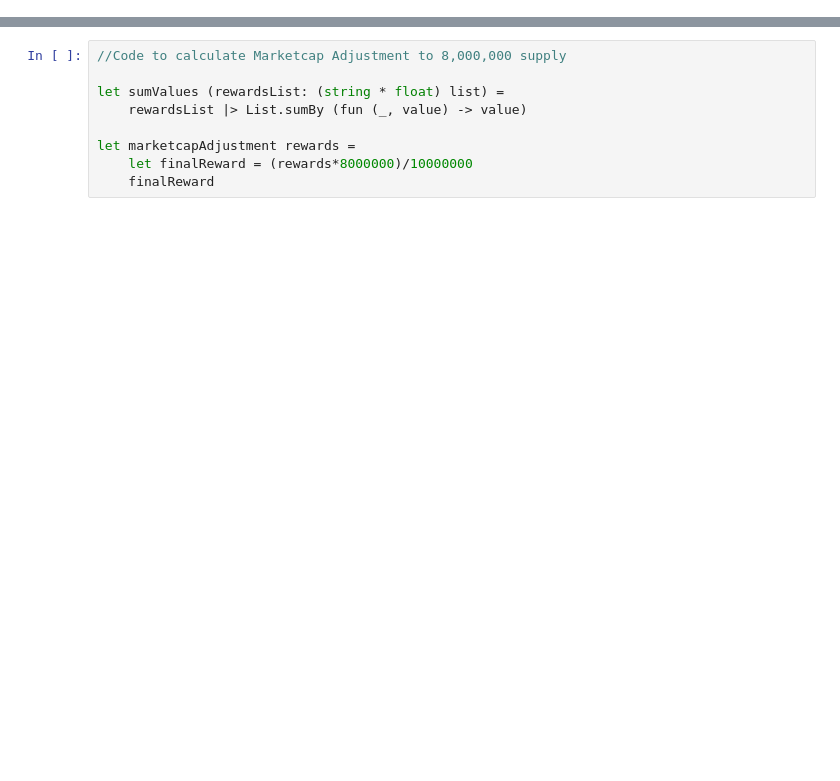
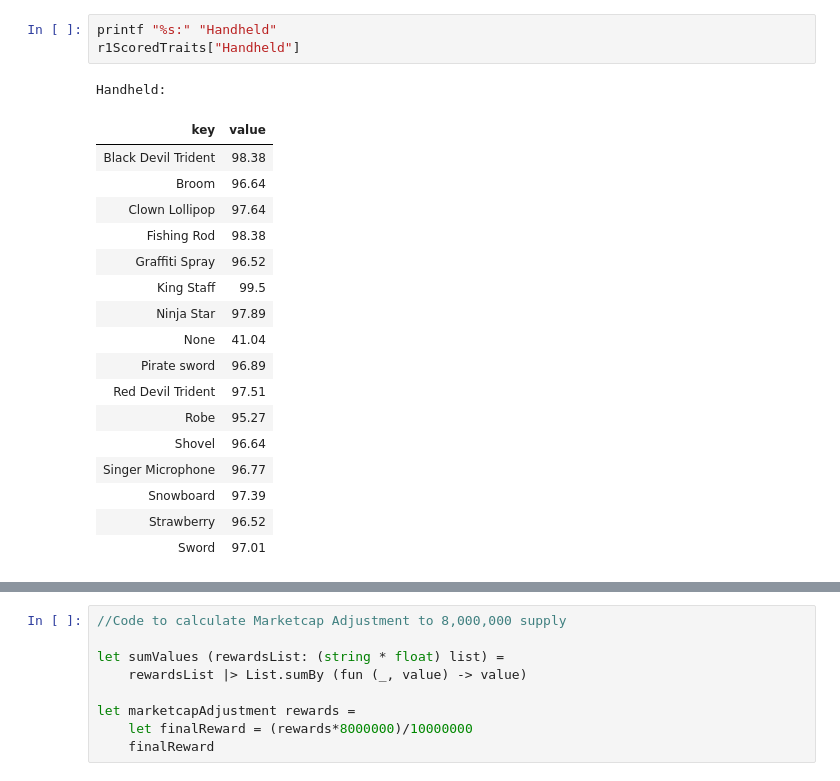
Before and after one commit to CML90/F-Web-Scraping, a Jupyter notebook: SwypNFTRewardsCalculations.ipynb, the cells around one changed output, grey strips where cells are left out. Saved outputs shown, nothing was run; the diff lists cells and outputs as text; blank space fills up the shorter version.

```diff
--- a/SwypNFTRewardsCalculations.ipynb
+++ b/SwypNFTRewardsCalculations.ipynb
@@ -309,0 +235,22 @@ r2ScoredTraits.[7]
+# %%
+printf "%s:" "Handheld"
+r1ScoredTraits["Handheld"]
+# %% [output]
+Handheld:
+| key | value |
+| Black Devil Trident | 98.38 |
+| Broom | 96.64 |
+| Clown Lollipop | 97.64 |
+| Fishing Rod | 98.38 |
+| Graffiti Spray | 96.52 |
+| King Staff | 99.5 |
+| Ninja Star | 97.89 |
+| None | 41.04 |
+| Pirate sword | 96.89 |
+| Red Devil Trident | 97.51 |
+| Robe | 95.27 |
+| Shovel | 96.64 |
+| Singer Microphone | 96.77 |
+| Snowboard | 97.39 |
+| Strawberry | 96.52 |
+| Sword | 97.01 |
```
Also changed, not shown: parts of 25 cells of this notebook, 1 other file.
